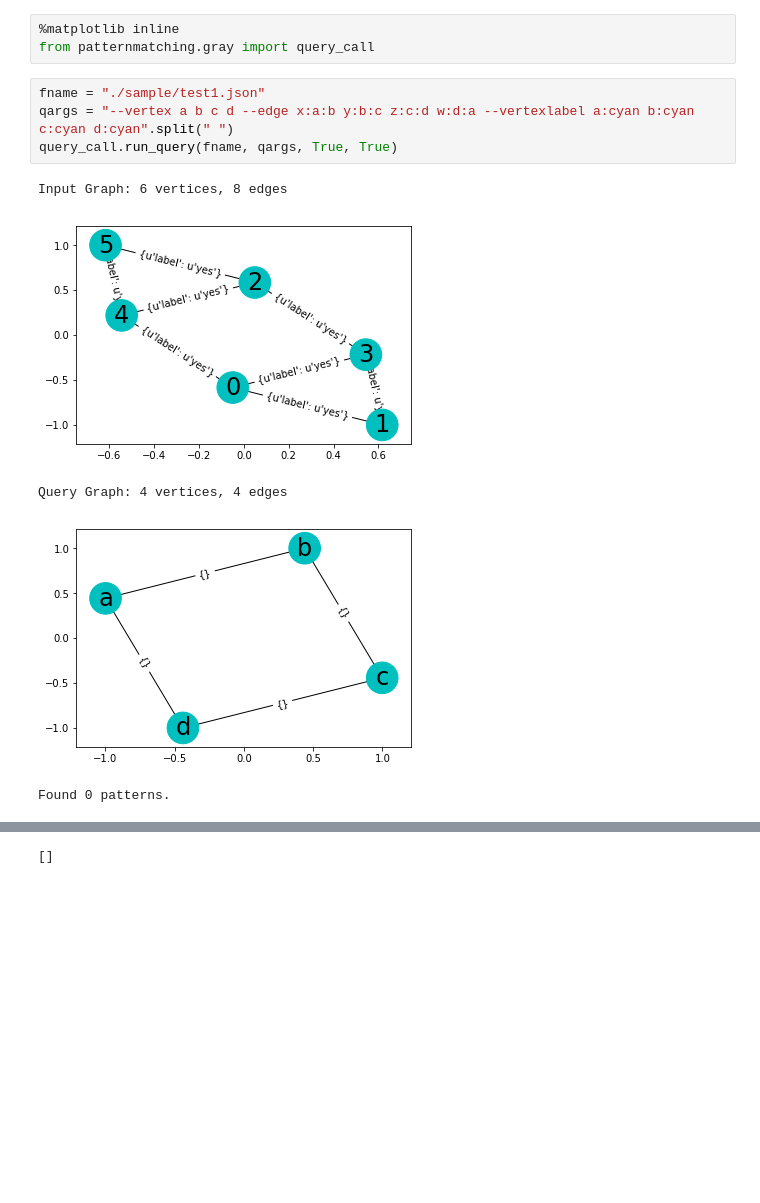
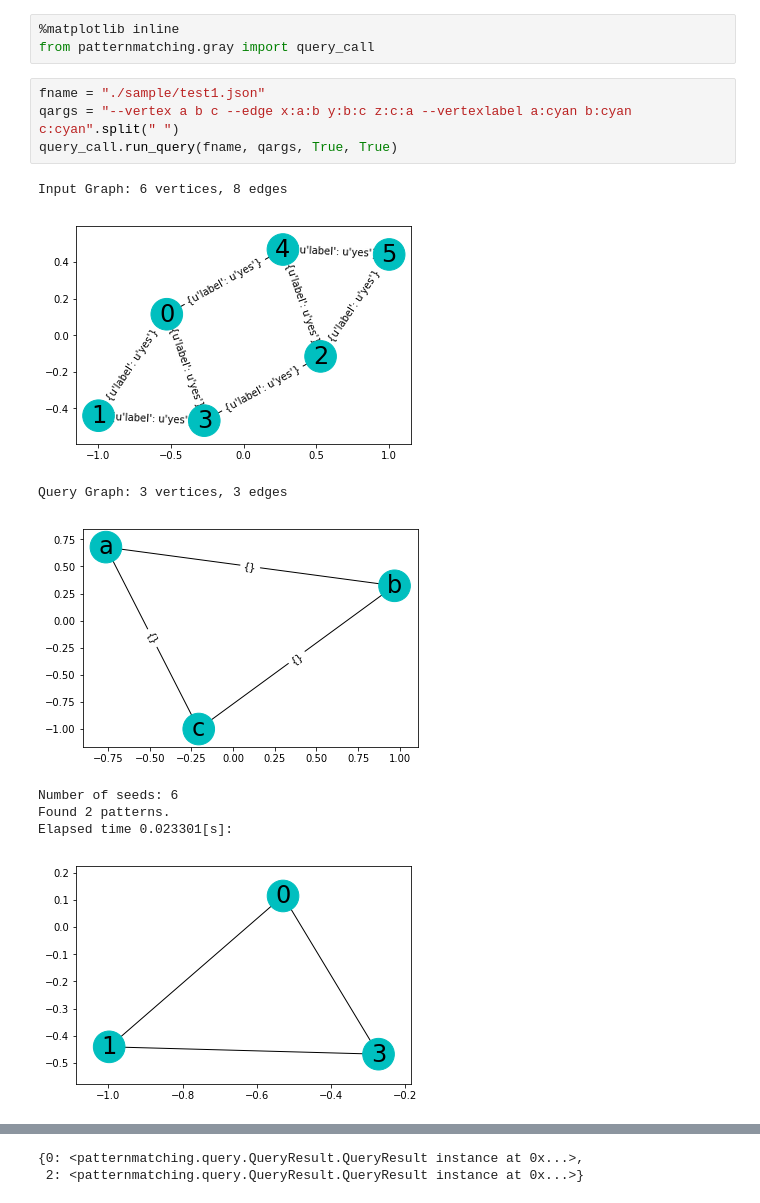
Before and after one commit to hkanezashi/IGPM-PEM, a Jupyter notebook: demo.ipynb, the cells around one changed output, grey strips where cells are left out. Drawn from its saved outputs; the diff is of its cells as text; blank space fills up the shorter version.

```diff
--- a/demo.ipynb
+++ b/demo.ipynb
@@ -6,11 +6,14 @@ sys.path.append(".")
 from patternmatching.gray import query_call
 # %%
 fname = "./sample/test1.json"
-qargs = "--vertex a b c d --edge x:a:b y:b:c z:c:d w:d:a --vertexlabel a:cyan b:cyan c:cyan d:cyan".split(" ")
+qargs = "--vertex a b c --edge x:a:b y:b:c z:c:a --vertexlabel a:cyan b:cyan c:cyan".split(" ")
 query_call.run_query(fname, qargs, True, True)
 # %% [output]
 Input Graph: 6 vertices, 8 edges
-[figure, old version]
+[figure, new version]
-Query Graph: 4 vertices, 4 edges
+Query Graph: 3 vertices, 3 edges
-[figure, old version]
+[figure, new version]
-Found 0 patterns.
+Number of seeds: 6
+Found 2 patterns.
+Elapsed time 0.023301[s]:
+[figure, added]
@@ -17 +21,2 @@ Found 0 patterns.
-[]
+{0: <patternmatching.query.QueryResult.QueryResult instance at 0x...>,
+ 2: <patternmatching.query.QueryResult.QueryResult instance at 0x...>}
```
Also changed, not shown: parts of 1 cell of this notebook, 12 other files.
